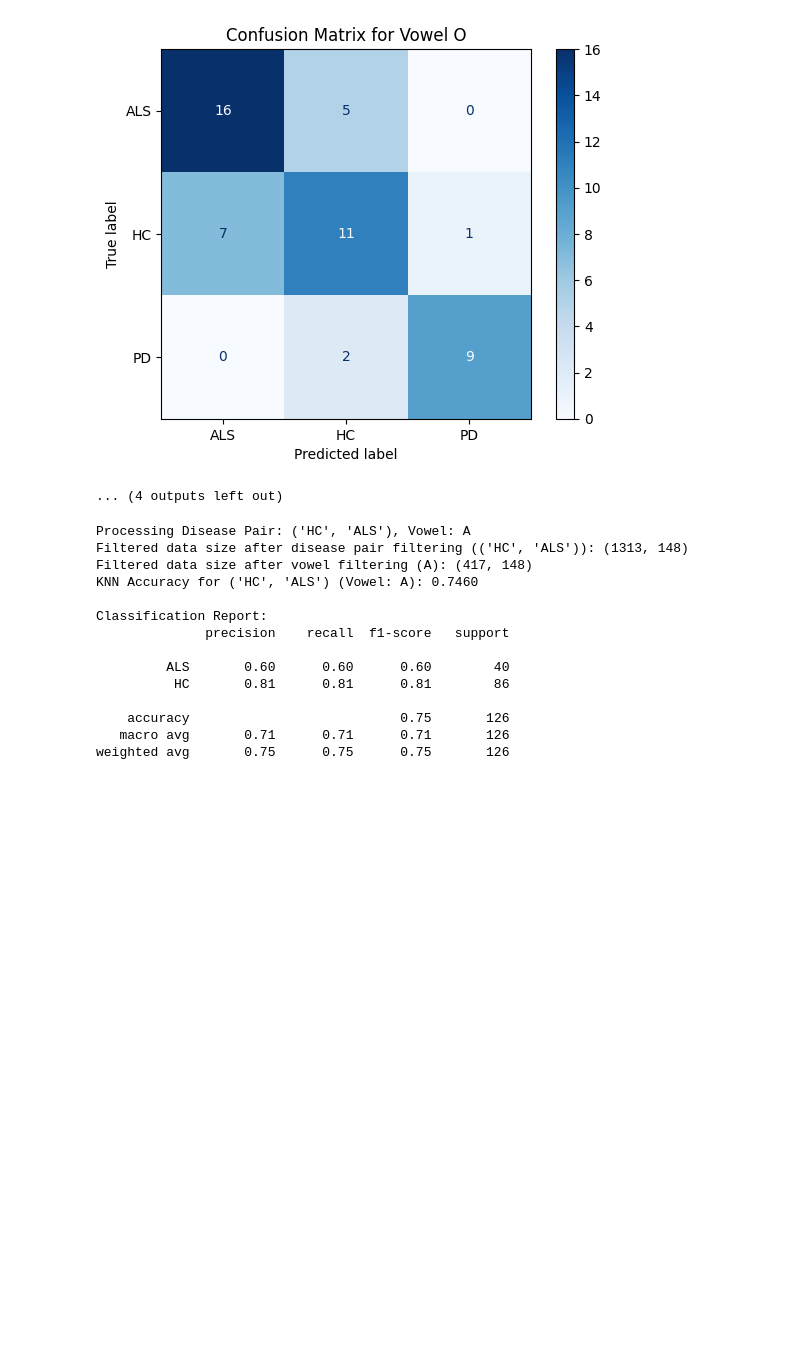
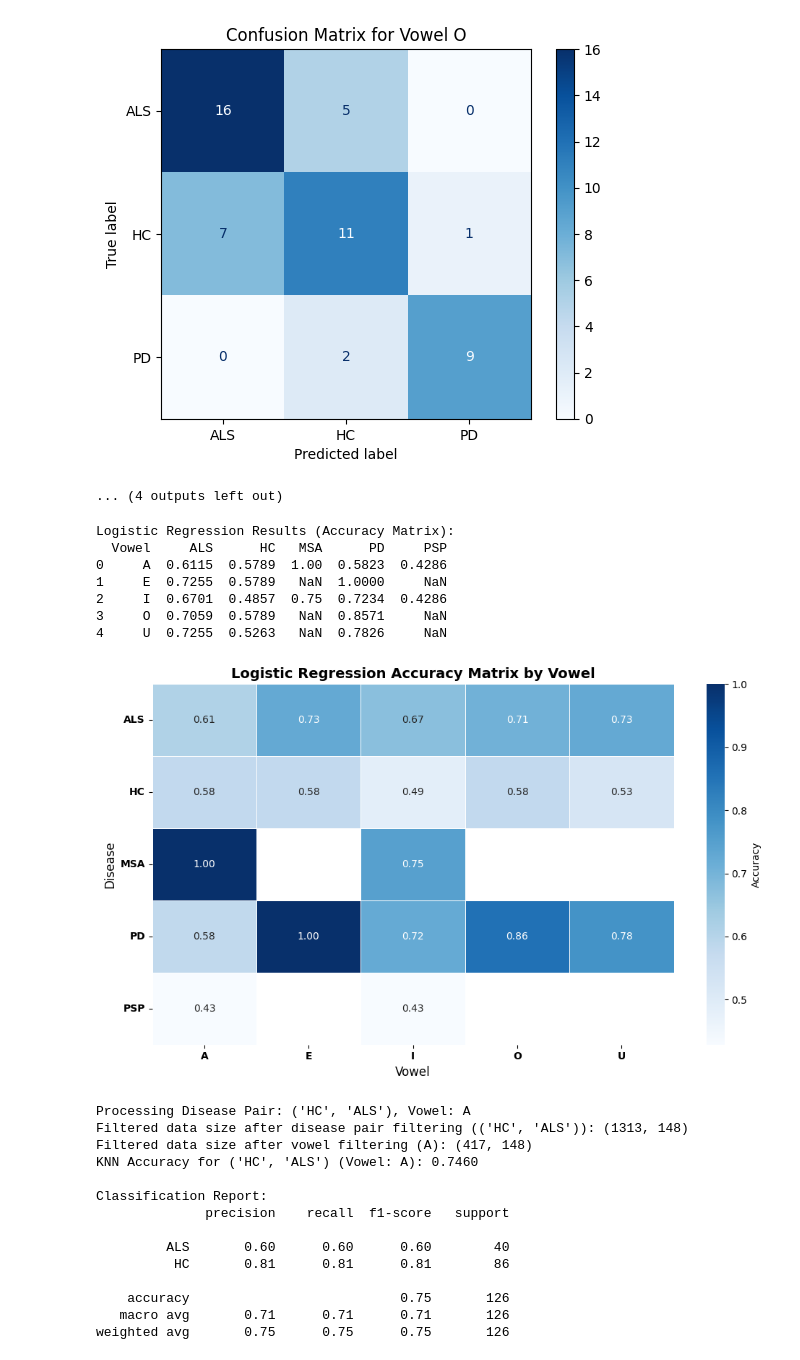
Before and after one commit to ktolnos/als-project, a Jupyter notebook: edward_classifier.ipynb, the cells around one changed output. Drawn from its saved outputs; the diff is of its cells as text; code cells hidden in the pictures; blank space fills up the shorter version.

Commit message:
corrected logistic regression graph

```diff
--- a/edward_classifier.ipynb
+++ b/edward_classifier.ipynb
@@ -376,6 +356,56 @@ Processing vowel: O
 [figure]
 [figure]
 ... (4 outputs left out)
+# %%
+import pandas as pd
+import numpy as np
+import matplotlib.pyplot as plt
+import seaborn as sns
+
+# Data summary for Logistic Regression results
+log_reg_results = {
+    'Vowel': ['A', 'E', 'I', 'O', 'U'],
+    'ALS': [0.6115, 0.7255, 0.6701, 0.7059, 0.7255],
+    'HC': [0.5789, 0.5789, 0.4857, 0.5789, 0.5263],
+    'MSA': [1.0000, np.nan, 0.7500, np.nan, np.nan],
+    'PD': [0.5823, 1.0000, 0.7234, 0.8571, 0.7826],
+    'PSP': [0.4286, np.nan, 0.4286, np.nan, np.nan],
+}
+
+# Convert results to DataFrame
+results_df = pd.DataFrame(log_reg_results)
+
+# Display the accuracy table
+print("Logistic Regression Results (Accuracy Matrix):")
+print(results_df)
+
+# Heatmap Display
+plt.figure(figsize=(10, 6))
+sns.heatmap(
+    results_df.set_index('Vowel').T,
+    annot=True,
+    cmap='Blues',
+    fmt=".2f",
+    linewidths=0.5,
+    cbar_kws={'label': 'Accuracy'},
+    annot_kws={"size": 10}
+)
+plt.title("Logistic Regression Accuracy Matrix by Vowel", fontsize=14, weight='bold')
+plt.xlabel("Vowel", fontsize=12)
+plt.ylabel("Disease", fontsize=12)
+plt.xticks(fontsize=10, weight='bold')
+plt.yticks(fontsize=10, rotation=0, weight='bold')
+plt.tight_layout()
+plt.show()
+# %% [output]
+Logistic Regression Results (Accuracy Matrix):
+  Vowel     ALS      HC   MSA      PD     PSP
+0     A  0.6115  0.5789  1.00  0.5823  0.4286
+1     E  0.7255  0.5789   NaN  1.0000     NaN
+2     I  0.6701  0.4857  0.75  0.7234  0.4286
+3     O  0.7059  0.5789   NaN  0.8571     NaN
+4     U  0.7255  0.5263   NaN  0.7826     NaN
+[figure, added]
 # %%
 import pandas as pd
 from sklearn.model_selection import train_test_split
```
Also changed, not shown: parts of 2 cells of this notebook.
